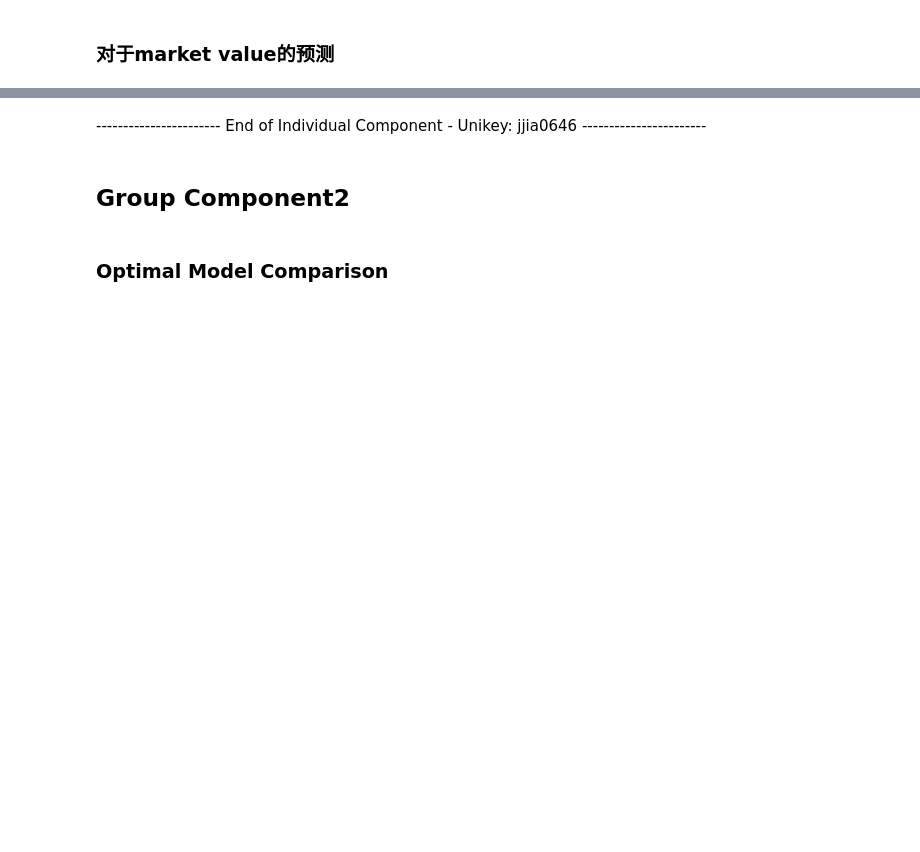
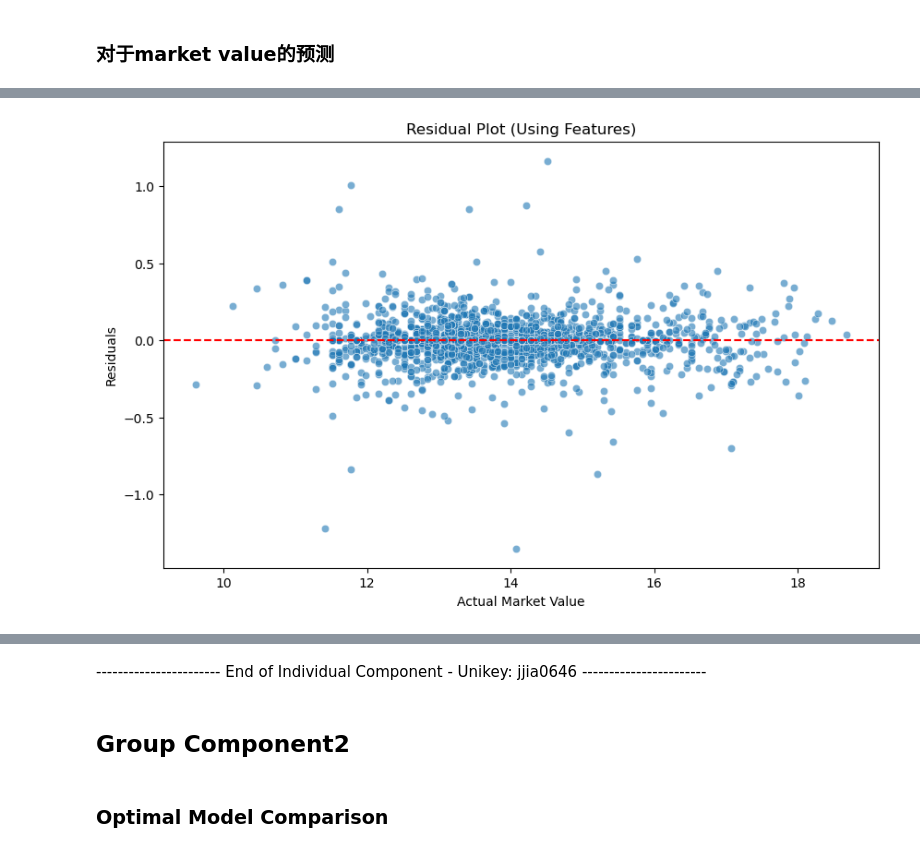
Before and after one commit to ThisFat/5310assignment2, a Jupyter notebook: Group1_Activity9_A2_Code.ipynb, the cells around one changed output, grey strips where cells are left out. Saved outputs shown, nothing was run; the diff lists cells and outputs as text; code cells hidden in the pictures; blank space fills up the shorter version.

```diff
--- a/Group1_Activity9_A2_Code.ipynb
+++ b/Group1_Activity9_A2_Code.ipynb
@@ -372,3 +388,17 @@ print(final_results.head())
+# %%
+# 计算残差
+residuals = test_labels_original - final_predictions
+
+# 绘制残差图
+plt.figure(figsize=(10, 6))
+sns.scatterplot(x=test_labels_original, y=residuals, alpha=0.6)
+plt.axhline(y=0, color='red', linestyle='--')  # 零残差参考线
+plt.xlabel('Actual Market Value')
+plt.ylabel('Residuals')
+plt.title('Residual Plot (Using Features)')
+plt.show()
+# %% [output]
+[figure, added]
 # %%
 final_predictions_wo_market = best_dt_regressor_wo_market.predict(test_feature_without_market_and_comprehensive_evaluation)
 
```
Also changed, not shown: parts of 14 cells of this notebook.
